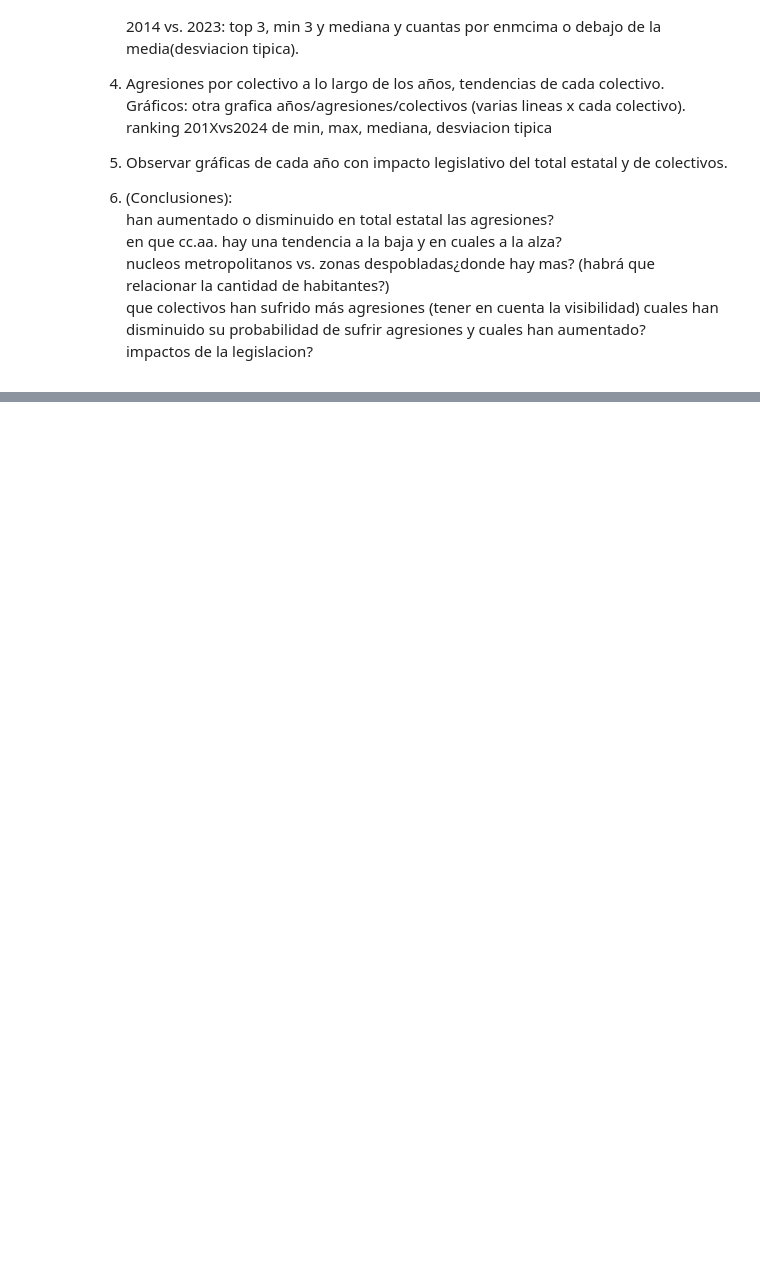
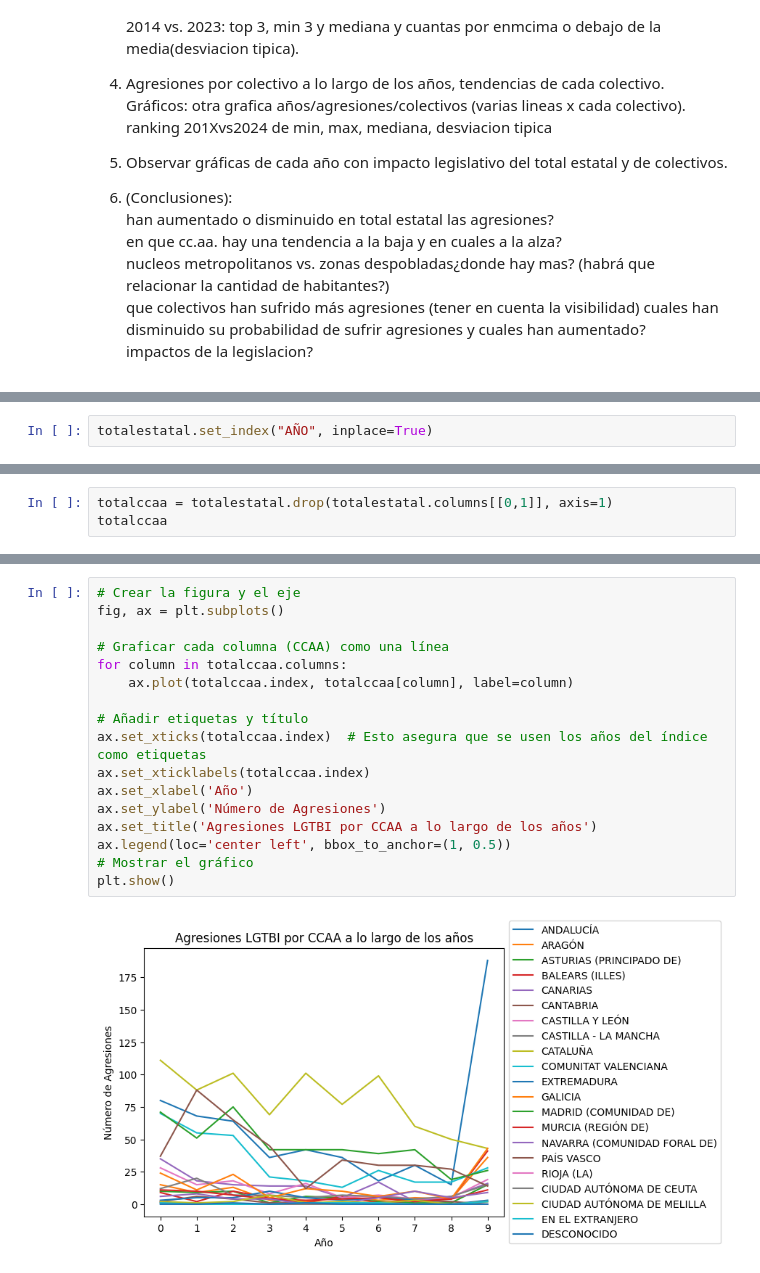
Before and after one commit to hug4470/ONLINE_DS_THEBRIDE_HUGOMM, a Jupyter notebook: EDA/Hugo EDA.ipynb, the cells around one changed output, grey strips where cells are left out. Cells and saved outputs as stored; diff of their text form; blank space fills up the shorter version.

```diff
--- a/EDA/Hugo EDA.ipynb
+++ b/EDA/Hugo EDA.ipynb
@@ -188,0 +190,2 @@ impactos de la legislacion?
+# %%
+totalestatal.set_index("AÑO", inplace=True)
@@ -188,0 +340,3 @@ impactos de la legislacion?
+# %%
+totalccaa = totalestatal.drop(totalestatal.columns[[0,1]], axis=1)
+totalccaa
@@ -188,0 +356,19 @@ impactos de la legislacion?
+# %%
+# Crear la figura y el eje
+fig, ax = plt.subplots()
+
+# Graficar cada columna (CCAA) como una línea
+for column in totalccaa.columns:
+    ax.plot(totalccaa.index, totalccaa[column], label=column)
+
+# Añadir etiquetas y título
+ax.set_xticks(totalccaa.index)  # Esto asegura que se usen los años del índice como etiquetas
+ax.set_xticklabels(totalccaa.index)
+ax.set_xlabel('Año')
+ax.set_ylabel('Número de Agresiones')
+ax.set_title('Agresiones LGTBI por CCAA a lo largo de los años')
+ax.legend(loc='center left', bbox_to_anchor=(1, 0.5))
+# Mostrar el gráfico
+plt.show()
+# %% [output]
+[figure, added]
```
Also changed, not shown: parts of 84 cells of this notebook, 10 other files.
